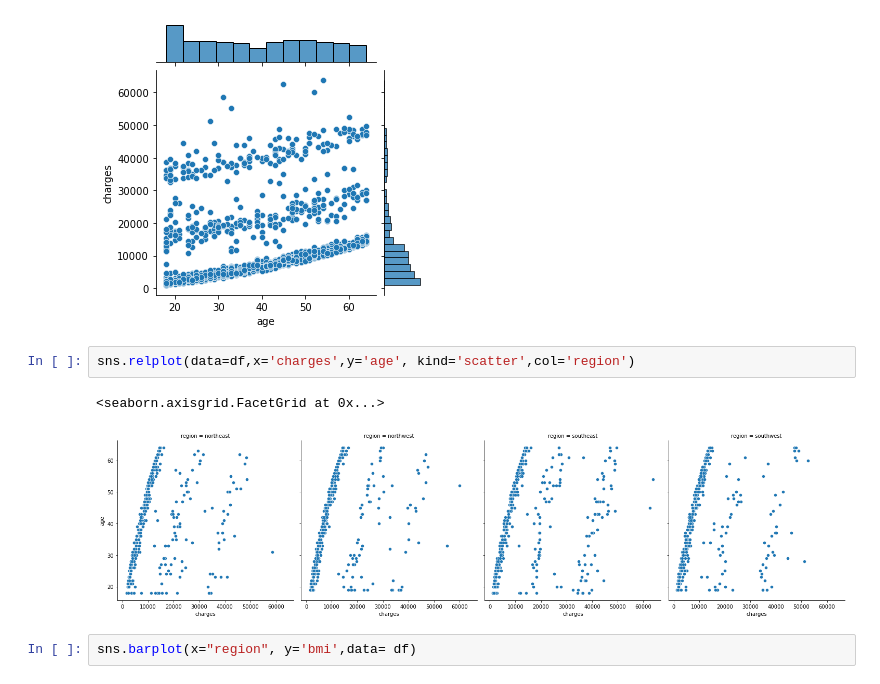
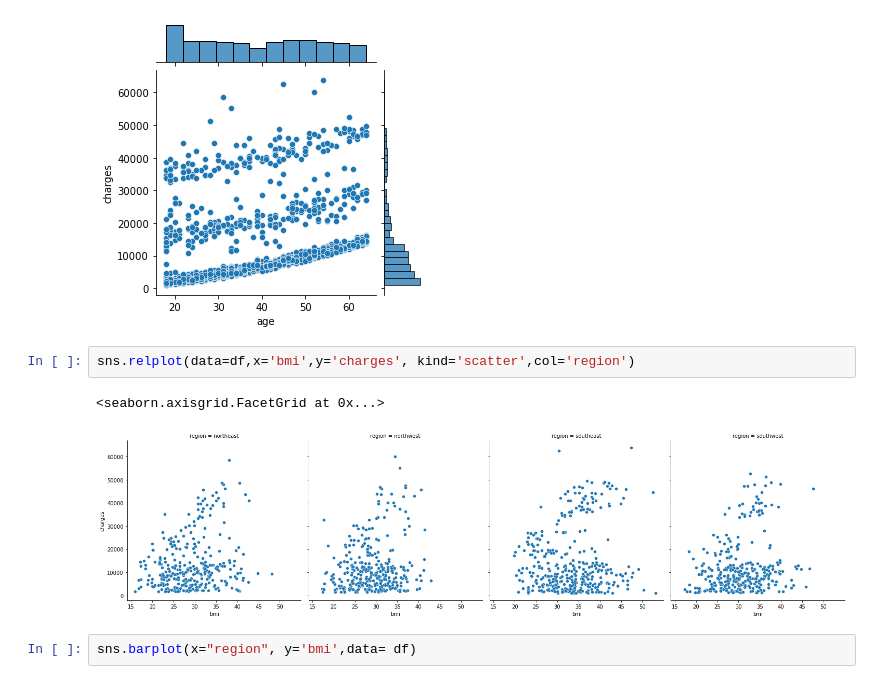
Before and after one commit to Ashishp96/Health-Insurance-Premium-Prediction, a Jupyter notebook: Health Insurance Premium Prediction.ipynb, the cells around one changed output. Drawn from its saved outputs; the diff is of its cells as text.

```diff
--- a/Health Insurance Premium Prediction.ipynb
+++ b/Health Insurance Premium Prediction.ipynb
@@ -184,10 +184,10 @@ sns.jointplot(x='age',y='charges',data=df,height=4.5)
 <seaborn.axisgrid.JointGrid at 0x...>
 [figure]
 # %%
-sns.relplot(data=df,x='charges',y='age', kind='scatter',col='region')
+sns.relplot(data=df,x='bmi',y='charges', kind='scatter',col='region')
 # %% [output]
 <seaborn.axisgrid.FacetGrid at 0x...>
-[figure, old version]
+[figure, new version]
 # %%
 sns.barplot(x="region", y='bmi',data= df)
 # %% [output]
```
